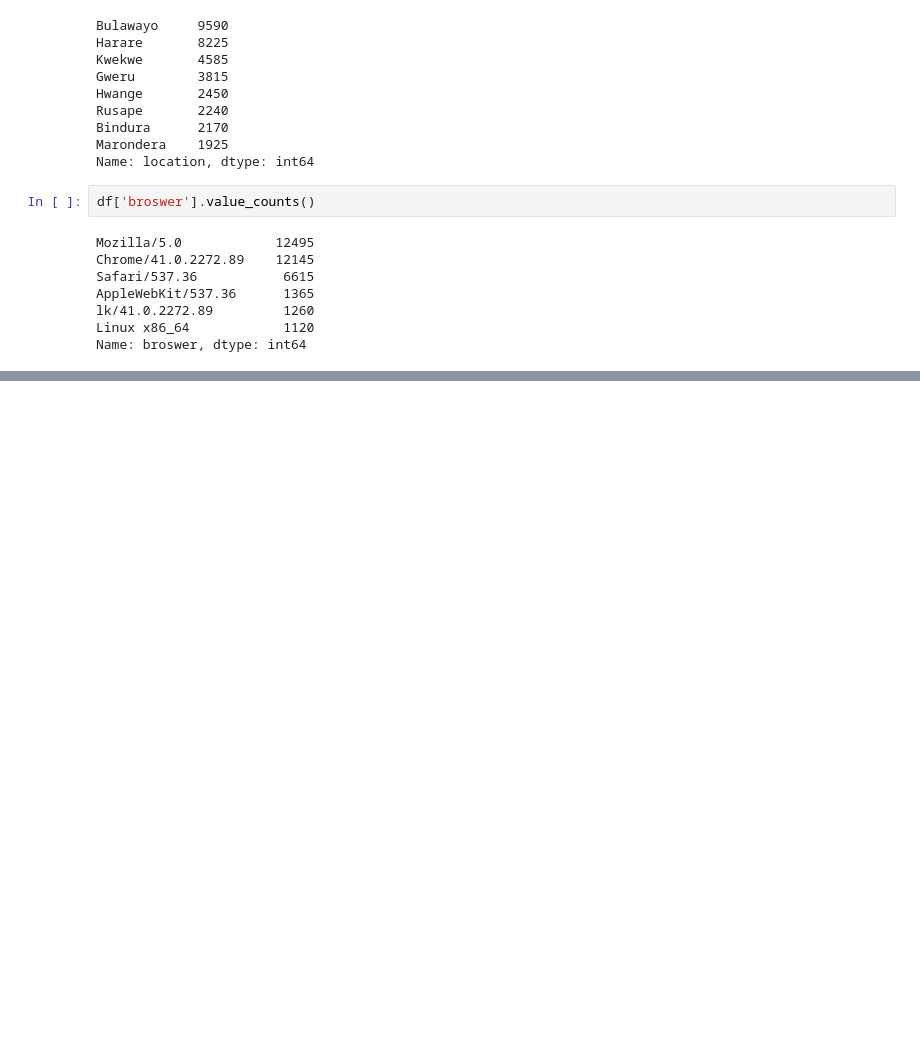
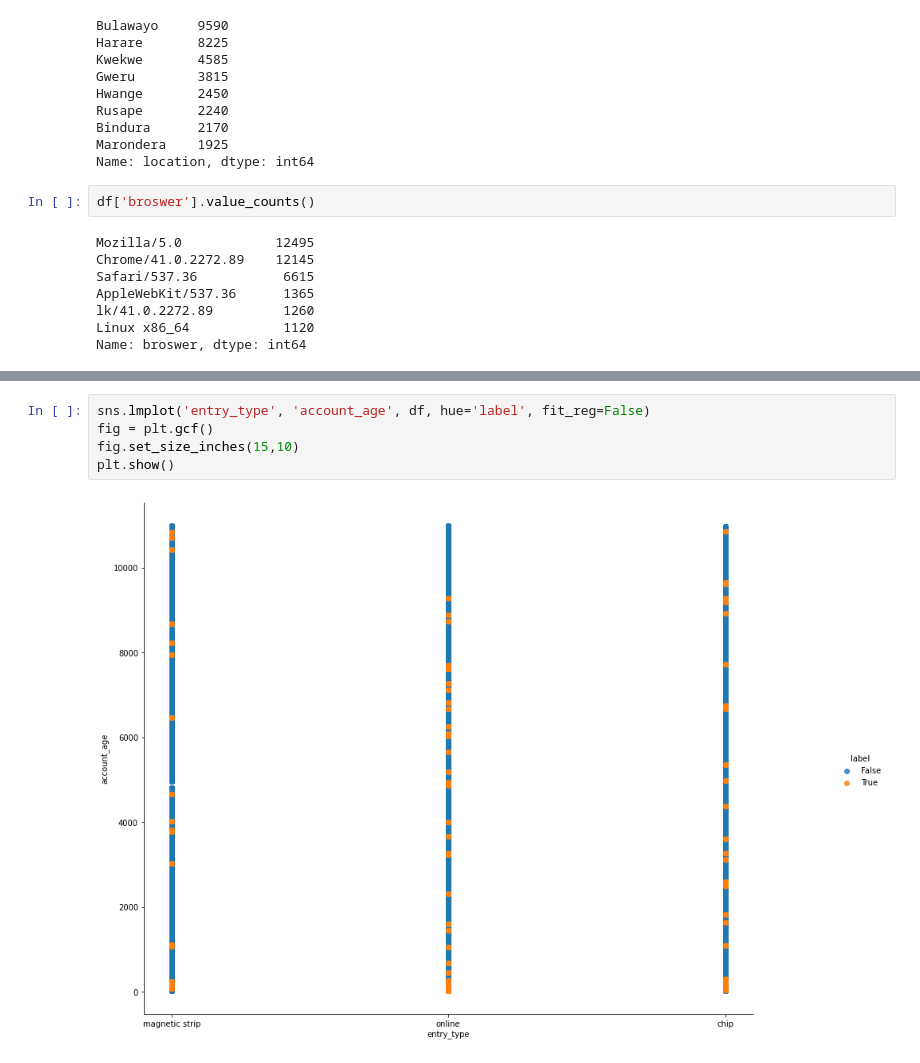
Before and after one commit to nyashaChiza/Real-Time-Credit-Card-Transaction-Fraud-Detection, a Jupyter notebook: notebooks/HIT400(Updated).ipynb, the cells around one changed output, grey strips where cells are left out. Saved outputs shown, nothing was run; the diff lists cells and outputs as text; blank space fills up the shorter version.

```diff
--- a/notebooks/HIT400(Updated).ipynb
+++ b/notebooks/HIT400(Updated).ipynb
@@ -84,0 +106,7 @@ Name: broswer, dtype: int64
+# %%
+sns.lmplot('entry_type', 'account_age', df, hue='label', fit_reg=False)
+fig = plt.gcf()
+fig.set_size_inches(15,10)
+plt.show()
+# %% [output]
+[figure, added]
```
Also changed, not shown: parts of 14 cells of this notebook, 5 other files.
